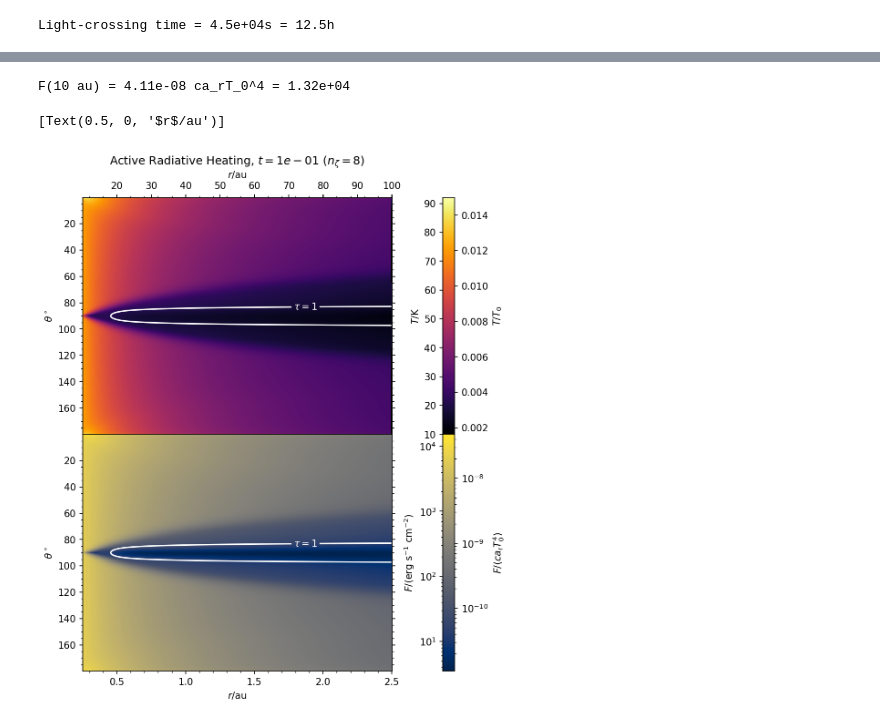
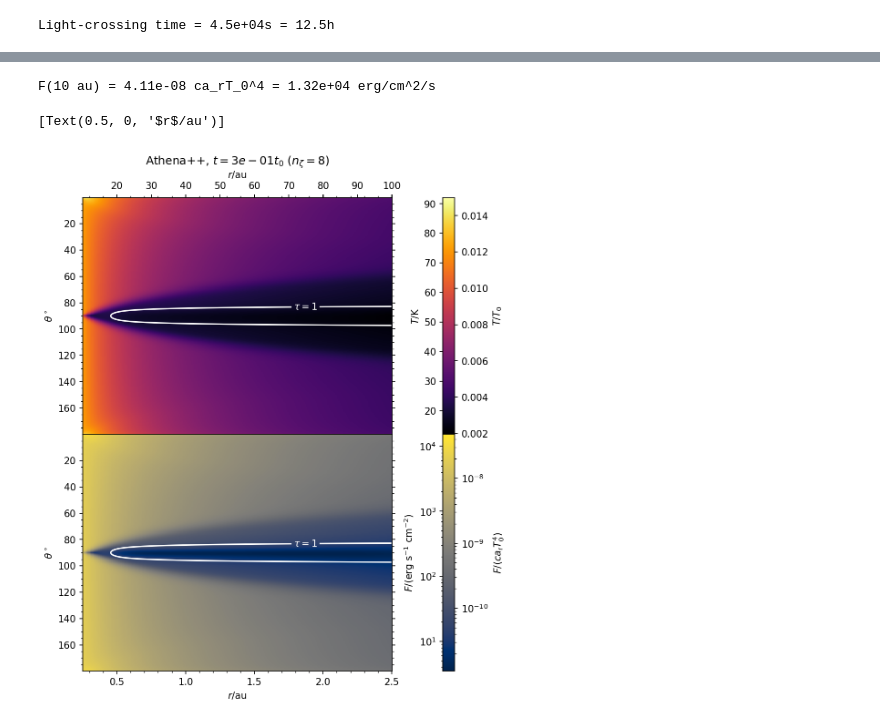
Before and after one commit to sabaronett/rad-hydro, a Jupyter notebook: athena/dev/const_opac/ConstantOpacity_Athena++.ipynb, the cells around one changed output, grey strips where cells are left out. Saved outputs shown, nothing was run; the diff lists cells and outputs as text; code cells hidden in the pictures.

```diff
--- a/athena/dev/const_opac/ConstantOpacity_Athena++.ipynb
+++ b/athena/dev/const_opac/ConstantOpacity_Athena++.ipynb
@@ -452,8 +464,9 @@ Light-crossing time = 4.5e+04s = 12.5h
 # %%
 #===============================================================================
 problem_id = 'const_opac'
-nzetas = [8]
+nzetas = [8, 16, 32]
 fig, axs = plt.subplots(nrows=2, sharex=True, figsize=(4, 6), dpi=150)
+tab_colors = ['tab:red', 'tab:orange', 'tab:green']
 
 # Read and plot
 for z, nzeta in enumerate(nzetas):
@@ -466,10 +479,8 @@ for z, nzeta in enumerate(nzetas):
     hst = athena_read.hst(f'{path}/output/{problem_id}.hst')
     T = hst['tot-E']*(gamma - 1)*Vtot/hst['mass']
 
-    axs[0].axvline(t_cross*cs_iso/length_unit, color='tab:olive',
-                   label=r'$t_\mathrm{cross}$')
-    axs[0].loglog(hst['time'], hst['Er'])
-    axs[1].semilogx(hst['time'], T)
+    axs[0].plot(hst['time'], hst['Er'], tab_colors[z])
+    axs[1].plot(hst['time'], T, tab_colors[z], label=f'{nzeta}')
 
 # Format secondary axes in cgs
 def t2s(t):
@@ -493,11 +504,14 @@ ax_T.set(ylabel=r'$T_\mathrm{tot}$/K')
 for ax in axs:
   ax.grid()
   ax.minorticks_on()
+  ax.set(xscale='log', yscale='log')
 
+axs[0].axvline(t_cross*cs_iso/length_unit, color='tab:olive',
+                   label=r'$t_\mathrm{cross}$')
 axs[0].legend()
-axs[0].set(ylabel=r'$E_\mathrm{r,tot}/(a_\mathrm{r}T_0^4)$',
-           title=f'Active Radiative Heating ($n_\zeta = {nzeta}$)')
-axs[1].set(ylabel=r'$T_\mathrm{tot}/T_0$', xlabel='$t/t_0$')
+axs[0].set(ylabel=r'$E_\mathrm{r,tot}/(a_\mathrm{r}T_0^4)$')
+axs[1].legend(title=r'$n_\zeta$')
+axs[1].set(ylabel=r'$T_\mathrm{tot}/T_0$', xlabel='$t/t_0$', xscale='log')
 plt.subplots_adjust(hspace=0)
 # plt.savefig(f'NAME.jpg', bbox_inches='tight', pad_inches=0.01)
 # %% [output]
@@ -515,9 +529,8 @@ athdf = athena_read.athdf(f'{path}/athdf/{problem_id}.out1.00001.athdf')
 t = athdf['Time']
 # Temperature field
 T_field = athdf['press'][0]/athdf['rho'][0]
-T_field = np.clip(T_field, 10/T_unit, 100/T_unit)
 im0 = axs[0].pcolormesh(athdf['x1v'], athdf['x2v']*rad2deg, T_field,
-                        cmap='inferno')#, norm=colors.LogNorm())
+                        cmap='inferno')
 # Radial flux field
 Fx_field = athdf['Fr1'][0]
 im1 = axs[1].pcolormesh(athdf['x1v'], athdf['x2v']*rad2deg, Fx_field,
@@ -531,34 +544,35 @@ tau_field  = np.cumsum(dtau, axis=1)
 # Format secondary (colorbar) scales in cgs
 ax_r = axs[0].secondary_xaxis('top', functions=(r2au, r2au))
 cbar_T = plt.colorbar(im0, label=r'$T/T_0$', pad=0.12)
 cbar_F = plt.colorbar(im1, label='$F/(ca_\mathrm{r}T_0^4)$', pad=0.12)
 cbar_T_K = cbar_T.ax.secondary_yaxis('left', functions=(T2cgs, T2cgs))
 cbar_F_cgs = cbar_F.ax.secondary_yaxis('left', functions=(F2cgs, F2cgs))
 
 ax_r.set(xlabel=r'$r$/au')
 cbar_T_K.set(ylabel=r'$T$/K')
 cbar_F_cgs.set(ylabel=r'$F$/(erg s$^{-1}$ cm$^{-2}$)')
 
 # Sanity check
-print(f'F(10 au) = {Fx_field[0][0]:.2e} ca_rT_0^4 = {F2cgs(Fx_field[0][0]):.2e}')
+print(f'F(10 au) = {Fx_field[0][0]:.2e} ca_rT_0^4 = '\
+      + f'{F2cgs(Fx_field[0][0]):.2e} erg/cm^2/s')
 
 # Format (sub)plots
 for i, ax in enumerate(axs):
   CS = ax.contour(athdf['x1v'], athdf['x2v']*rad2deg, tau_field,
                   [1, 1e4], colors=['white', 'white'])
   ax.clabel(CS, CS.levels, fmt=fmt)
   ax.invert_yaxis()
   ax.minorticks_on()
   ax.set(ylabel=r'$\theta^\circ$')
   ax.tick_params(axis='both', which='both', right=True)
 
 plt.subplots_adjust(hspace=0)
-axs[0].set(title=rf'Active Radiative Heating, $t={t:.0e}$ ($n_\zeta=${nzeta})')
+axs[0].set(title=rf'Athena++, $t={t:.0e}t_0$ ($n_\zeta=${nzeta})')
 axs[0].tick_params(axis='both', which='both', top=True, right=True)
 axs[1].set(xlabel='$r$/au')
 
 # plt.savefig(f'{path}/temp/Fr1({t:.2f}t_0).jpg', bbox_inches='tight')
 # %% [output]
-F(10 au) = 4.11e-08 ca_rT_0^4 = 1.32e+04
+F(10 au) = 4.11e-08 ca_rT_0^4 = 1.32e+04 erg/cm^2/s
 [Text(0.5, 0, '$r$/au')]
-[figure, old version]
+[figure, new version]
```
Also changed, not shown: parts of 6 cells of this notebook, 1 other file.
